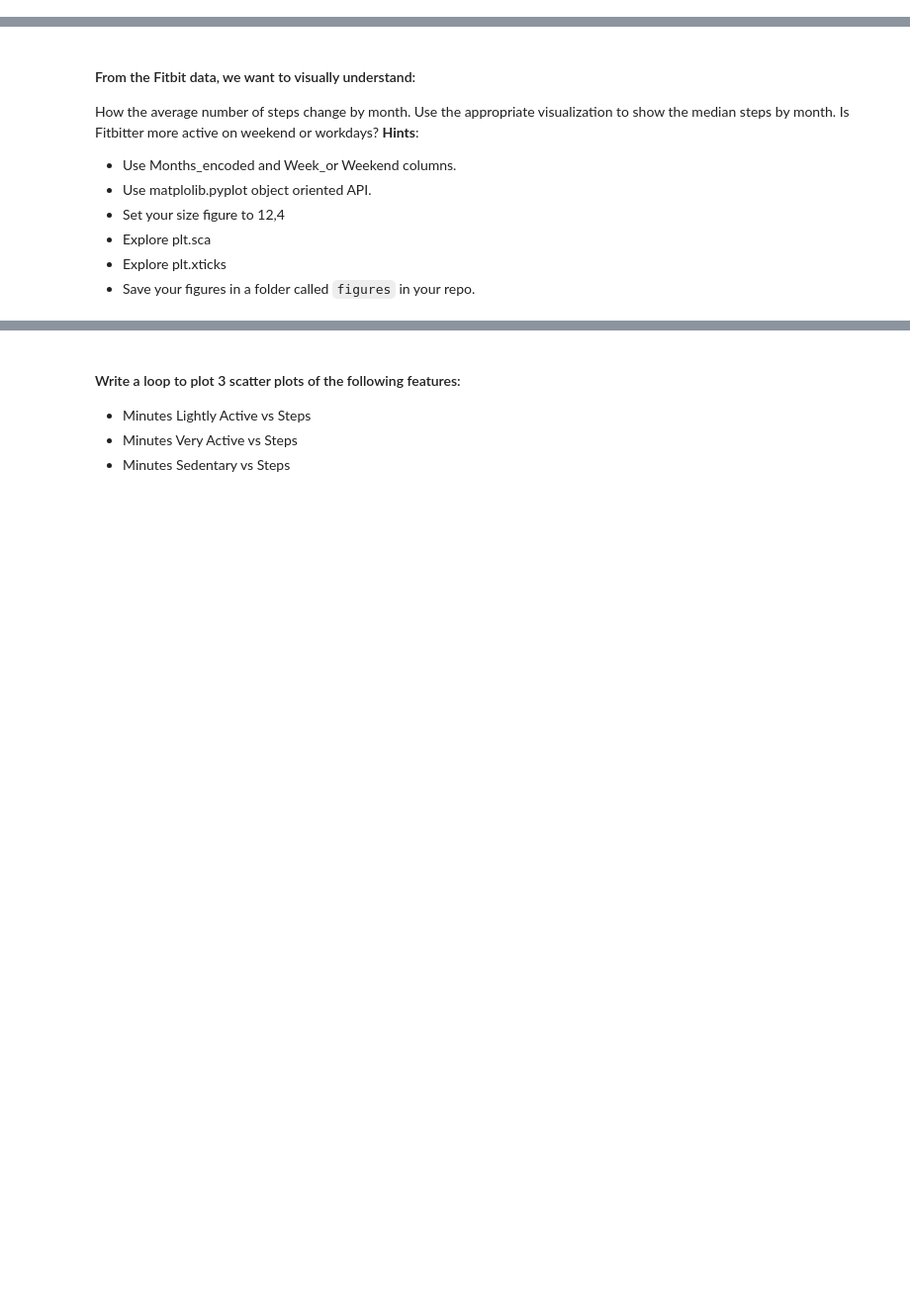
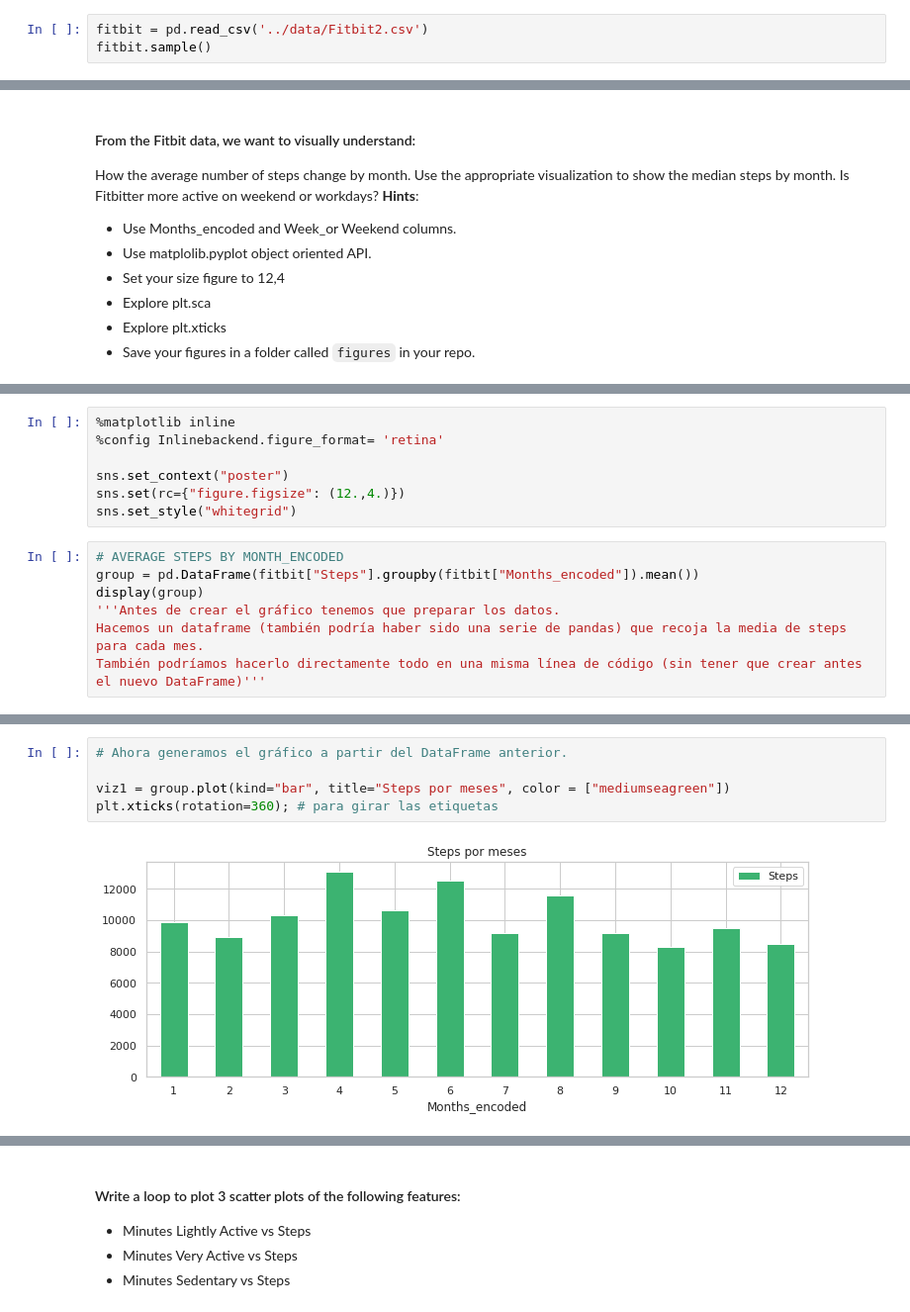
Before and after one commit to Ironhack-Data-Madrid-Enero-2022/lab-matplotlib-seaborn, a Jupyter notebook: your-code/main.ipynb, the cells around one changed output, grey strips where cells are left out. Shown at 99% size. Cells and saved outputs as stored; diff of their text form; blank space fills up the shorter version.

```diff
--- a/your-code/main.ipynb
+++ b/your-code/main.ipynb
@@ -16,0 +16,3 @@ import numpy as np
+# %%
+fitbit = pd.read_csv('../data/Fitbit2.csv')
+fitbit.sample()
@@ -34,0 +35,14 @@ How the average number of steps change by month. Use the appropriate visualizati
+# %%
+%matplotlib inline
+%config Inlinebackend.figure_format= 'retina'
+
+sns.set_context("poster")
+sns.set(rc={"figure.figsize": (12.,4.)})
+sns.set_style("whitegrid")
+# %%
+# AVERAGE STEPS BY MONTH_ENCODED
+group = pd.DataFrame(fitbit["Steps"].groupby(fitbit["Months_encoded"]).mean())
+display(group)
+'''Antes de crear el gráfico tenemos que preparar los datos.
+Hacemos un dataframe (también podría haber sido una serie de pandas) que recoja la media de steps para cada mes.
+También podríamos hacerlo directamente todo en una misma línea de código (sin tener que crear antes el nuevo DataFrame)'''
@@ -34,0 +65,7 @@ How the average number of steps change by month. Use the appropriate visualizati
+# %%
+# Ahora generamos el gráfico a partir del DataFrame anterior.
+
+viz1 = group.plot(kind="bar", title="Steps por meses", color = ["mediumseagreen"])
+plt.xticks(rotation=360); # para girar las etiquetas
+# %% [output]
+[figure, added]
```
Also changed, not shown: parts of 61 cells of this notebook, 2 other files.
